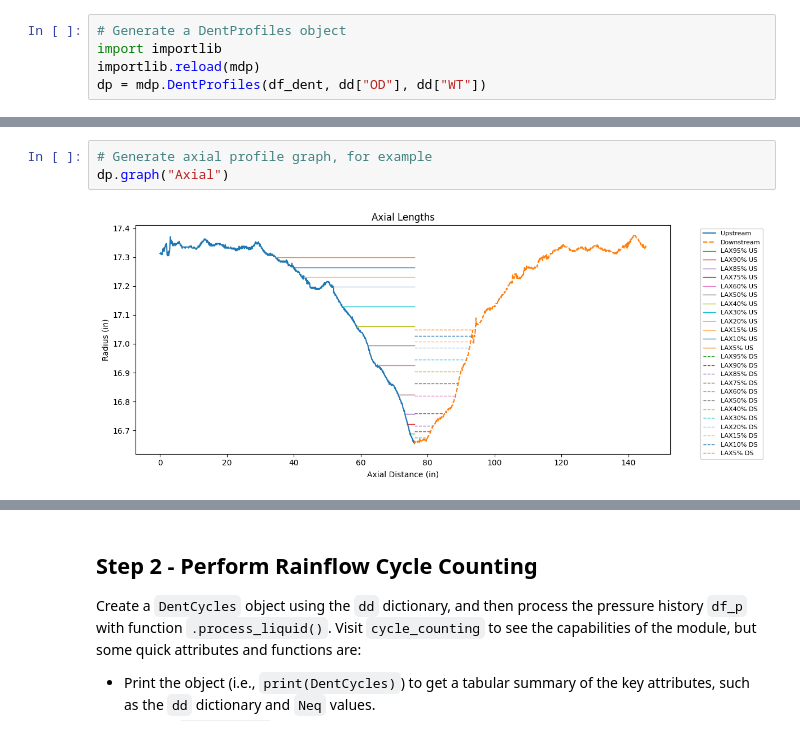
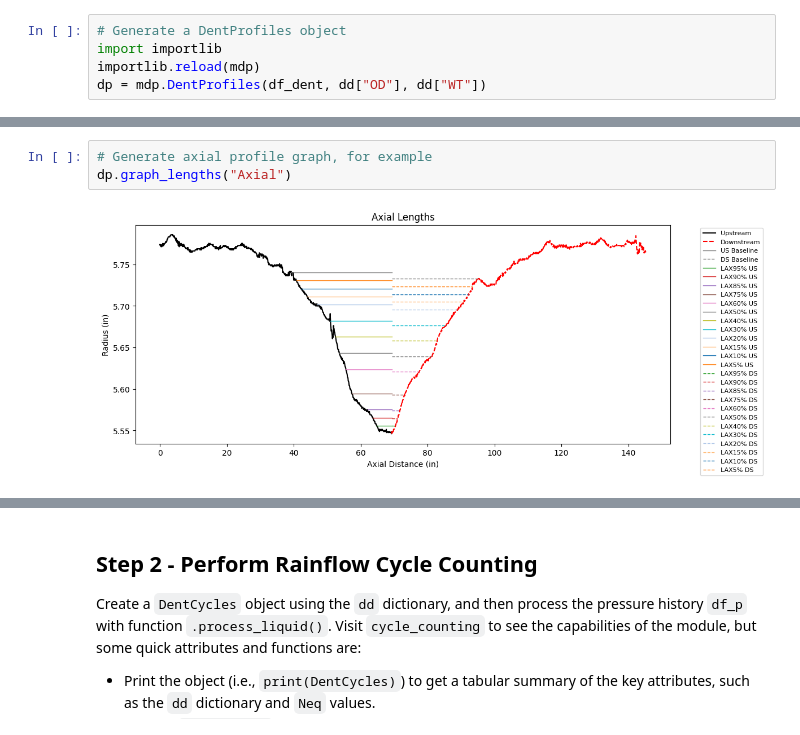
Before and after one commit to evalenciar/Dent-Fatigue-Life-Screening, a Jupyter notebook: Example_Workflow.ipynb, the cells around one changed output, grey strips where cells are left out. Saved outputs shown, nothing was run; the diff lists cells and outputs as text.

```diff
--- a/Example_Workflow.ipynb
+++ b/Example_Workflow.ipynb
@@ -107,5 +113,5 @@ Summary of Lengths and Areas by Quadrant (% levels as index):
 # %%
 # Generate axial profile graph, for example
-dp.graph("Axial")
+dp.graph_lengths("Axial")
 # %% [output]
-[figure, old version]
+[figure, new version]
```
Also changed, not shown: parts of 3 cells of this notebook.
